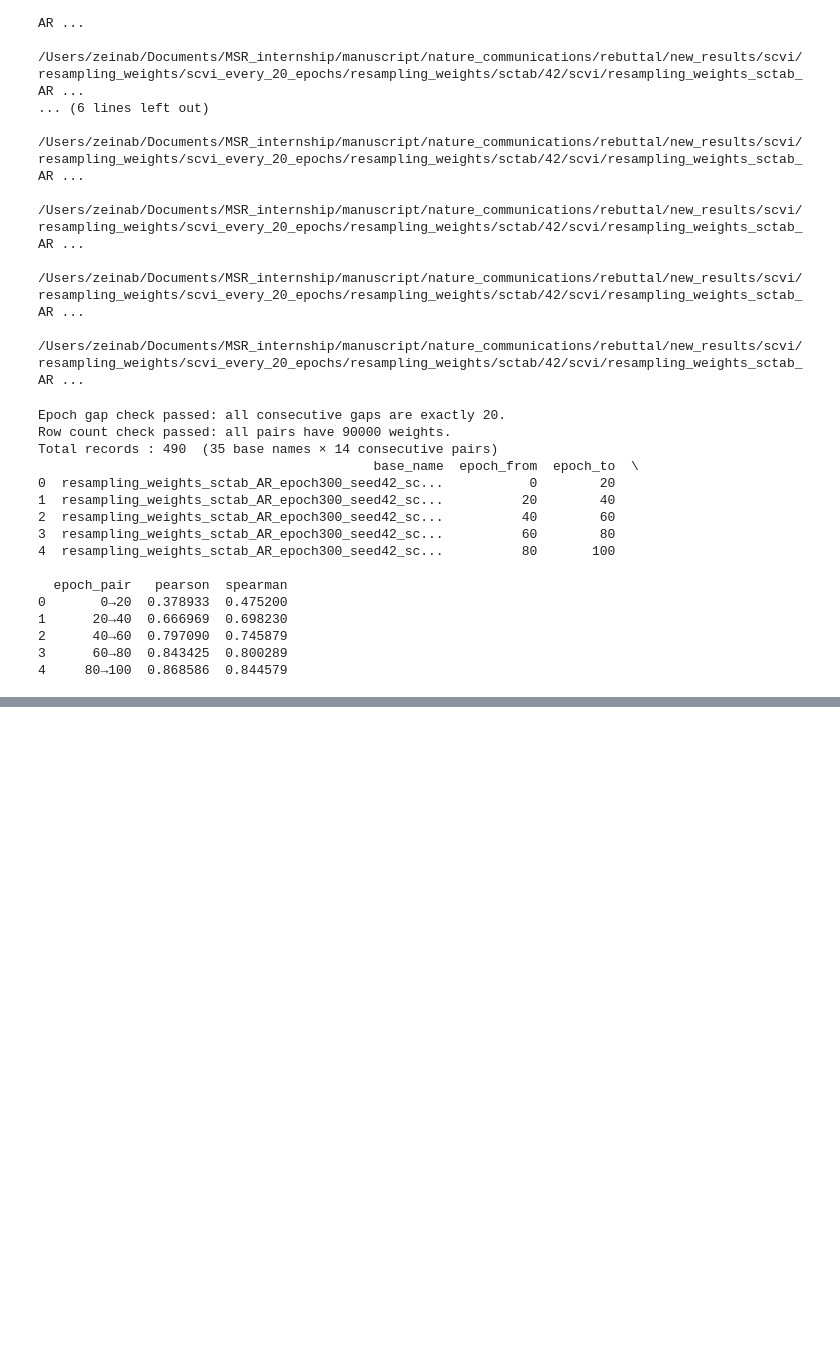
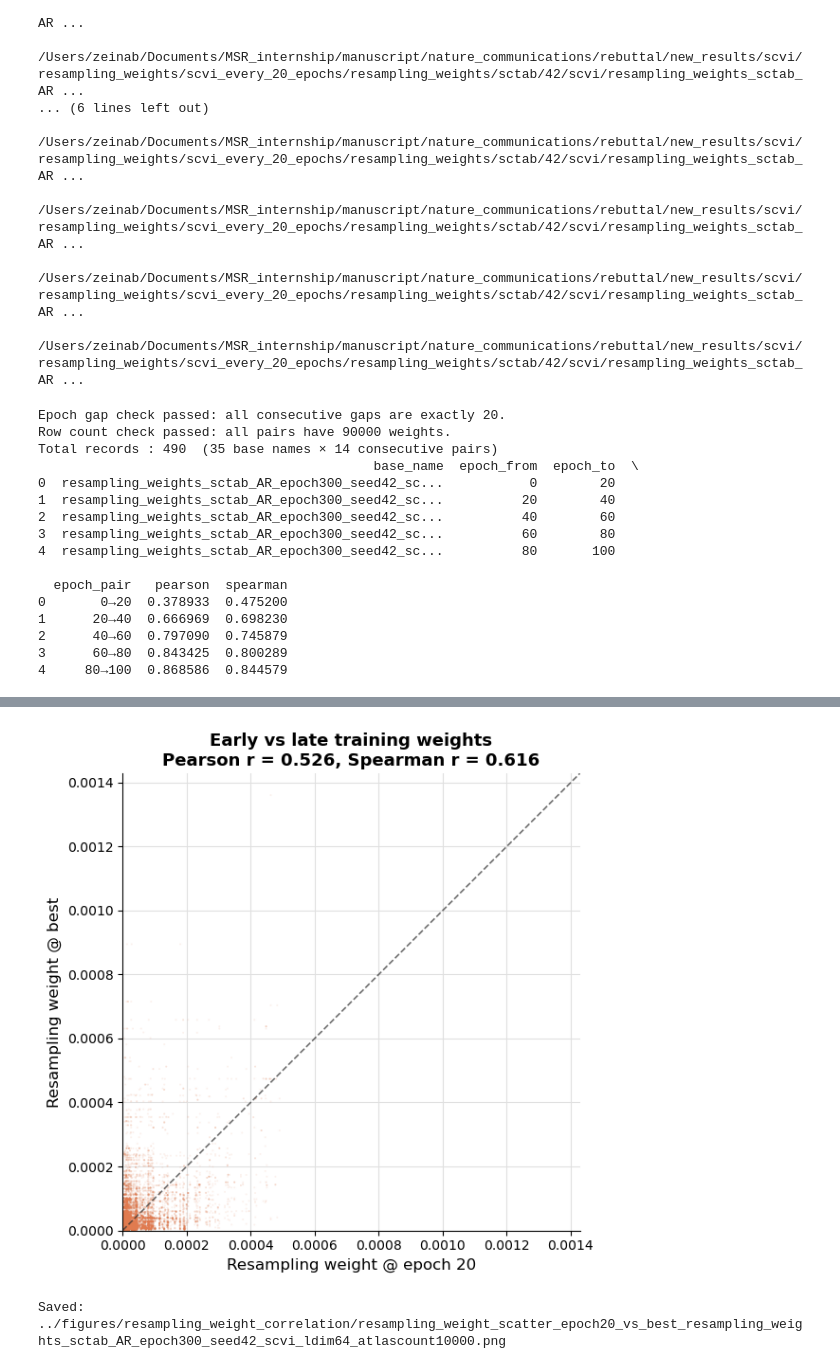
Before and after one commit to microsoft/sc-AR, a Jupyter notebook: eval_scripts/plot_resampling_weight_correlation.ipynb, the cells around one changed output, grey strips where cells are left out. Drawn from its saved outputs; the diff is of its cells as text; code cells hidden in the pictures; blank space fills up the shorter version.

```diff
--- a/eval_scripts/plot_resampling_weight_correlation.ipynb
+++ b/eval_scripts/plot_resampling_weight_correlation.ipynb
@@ -242,0 +316,59 @@ Saved: resampling_weight_correlations_consecutive_epochs.png
+# %%
+# --- Optional: early vs late training scatter (epoch 20 vs best) ---
+early_epoch = 20
+late_epoch = 'best'
+
+early_path = os.path.join(
+    base_dir,
+    re.search(r'_seed(\d+)_', example_base_name).group(1),
+    'scvi',
+    f'{example_base_name}_trackedepoch{early_epoch}.csv',
+)
+late_path = os.path.join(
+    base_dir,
+    re.search(r'_seed(\d+)_', example_base_name).group(1),
+    'scvi',
+    f'{example_base_name}_trackedepoch{late_epoch}.csv',
+)
+
+if os.path.isfile(early_path) and os.path.isfile(late_path):
+    w_early = pd.read_csv(early_path)['resampling_weight'].values
+    w_late = pd.read_csv(late_path)['resampling_weight'].values
+
+    fig, ax = plt.subplots(figsize=(6.5, 6))
+    ax.scatter(
+        w_early, w_late,
+        s=2, alpha=0.1, color='#E07B4F',
+        edgecolors='none', rasterized=True,
+    )
+
+    lim = max(w_early.max(), w_late.max()) * 1.05
+    ax.plot([0, lim], [0, lim], color='#333333', linestyle='--', linewidth=1.2, alpha=0.7)
+
+    pearson_r, _ = pearsonr(w_early, w_late)
+    spearman_r, _ = spearmanr(w_early, w_late)
+
+    ax.set_xlim(0, lim)
+    ax.set_ylim(0, lim)
+    ax.set_aspect('equal', adjustable='box')
+    ax.set_xlabel(f'Resampling weight @ epoch {early_epoch}', fontsize=12)
+    ax.set_ylabel(f'Resampling weight @ {late_epoch}', fontsize=12)
+    ax.set_title(
+        f'Early vs late training weights\n'
+        f'Pearson r = {pearson_r:.3f}, Spearman r = {spearman_r:.3f}',
+        fontsize=13, fontweight='bold',
+    )
+
+    plt.tight_layout()
+    out_path = os.path.join(
+        output_dir,
+        f'resampling_weight_scatter_epoch{early_epoch}_vs_{late_epoch}_{example_base_name}.png',
+    )
+    plt.savefig(out_path, dpi=300, bbox_inches='tight', facecolor='white')
+    plt.show()
+    print(f'Saved: {out_path}')
+else:
+    print(f'Skipping early vs late plot; missing file(s):\n  {early_path}\n  {late_path}')
+# %% [output]
+[figure, added]
+Saved: ../figures/resampling_weight_correlation/resampling_weight_scatter_epoch20_vs_best_resampling_weights_sctab_AR_epoch300_seed42_scvi_ldim64_atlascount10000.png
```
Also changed, not shown: parts of 5 cells of this notebook, 8 other files.
